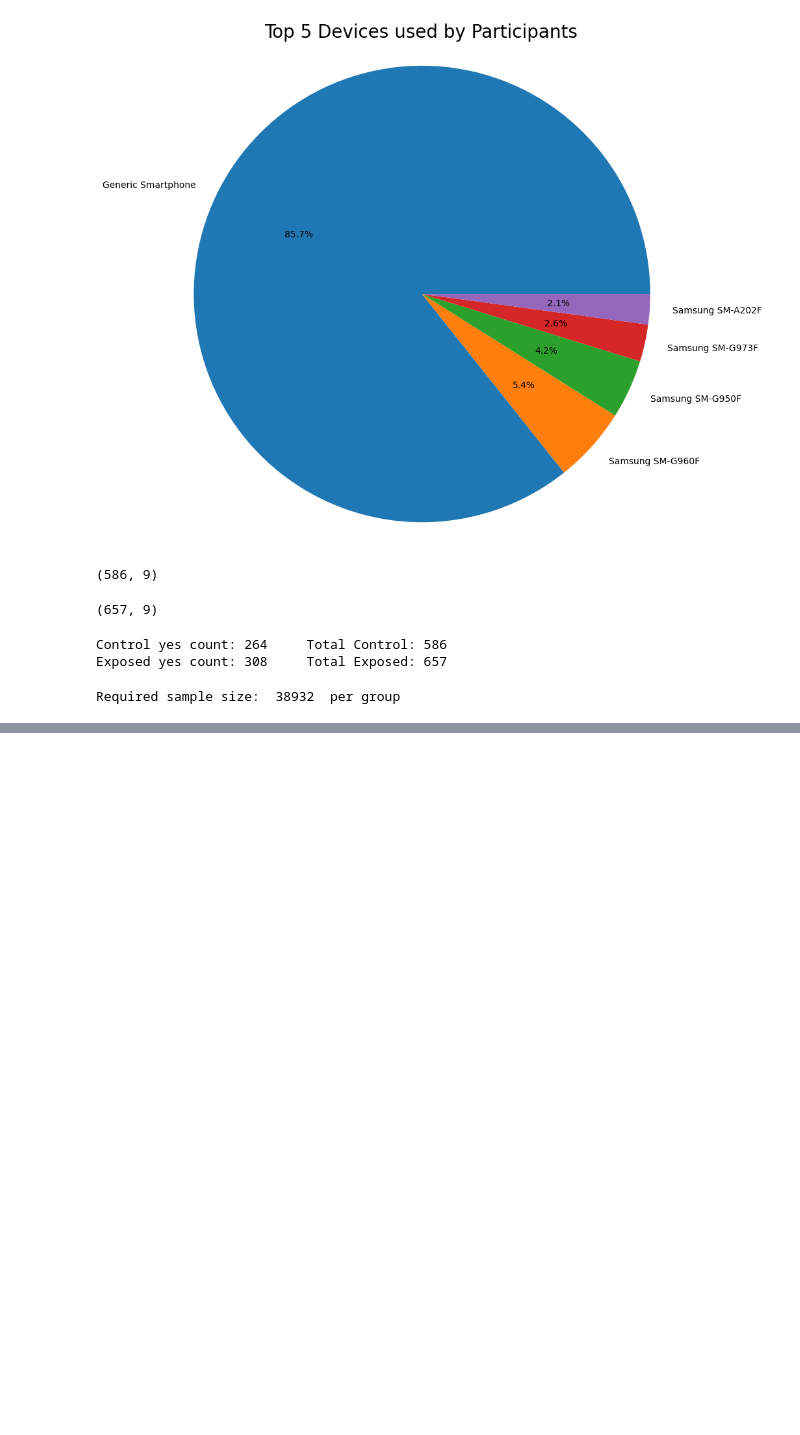
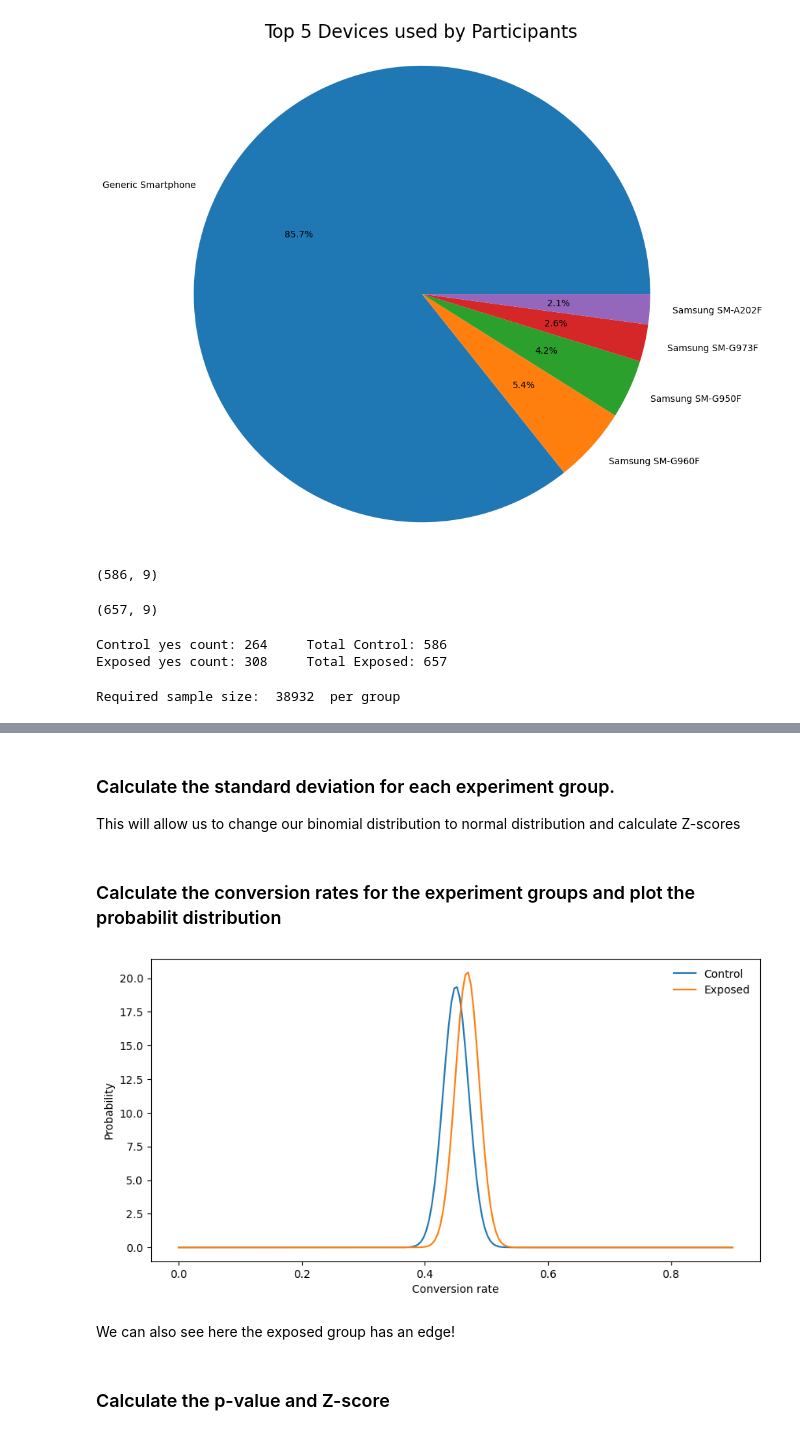
Before and after one commit to KaydeeJR/Ad-campaign-performance, a Jupyter notebook: notebooks/classical_AB_testing.ipynb, the cells around one changed output, grey strips where cells are left out. Cells and saved outputs as stored; diff of their text form; code cells hidden in the pictures; blank space fills up the shorter version.

```diff
--- a/notebooks/classical_AB_testing.ipynb
+++ b/notebooks/classical_AB_testing.ipynb
@@ -119,0 +139,24 @@ Required sample size:  38932  per group
+# %% [markdown]
+### Calculate the standard deviation for each experiment group.
+This will allow us to change our binomial distribution to normal distribution and calculate Z-scores
+# %%
+std_control = np.sqrt(cv_rate_control * (1 - cv_rate_control) / control_count)
+std_exposed = np.sqrt(cv_rate_exposed * (1 - cv_rate_exposed) / exposed_count)
+# %% [markdown]
+### Calculate the conversion rates for the experiment groups and plot the probabilit distribution
+# %%
+from scipy.stats import norm
+conversion_rate = np.linspace(0, 0.9, 200)
+prob_a = norm(cv_rate_control, std_control).pdf(conversion_rate)
+prob_b = norm(cv_rate_exposed, std_exposed).pdf(conversion_rate)
+plt.figure(figsize=(10,5))
+plt.plot(conversion_rate, prob_a, label="Control")
+plt.plot(conversion_rate, prob_b, label="Exposed")
+plt.legend(frameon=False)
+plt.xlabel("Conversion rate"); plt.ylabel("Probability");
+# %% [output]
+[figure, added]
+# %% [markdown]
+We can also see here the exposed group has an edge!
+# %% [markdown]
+### Calculate the p-value and Z-score
```
Also changed, not shown: parts of 3 cells of this notebook.
